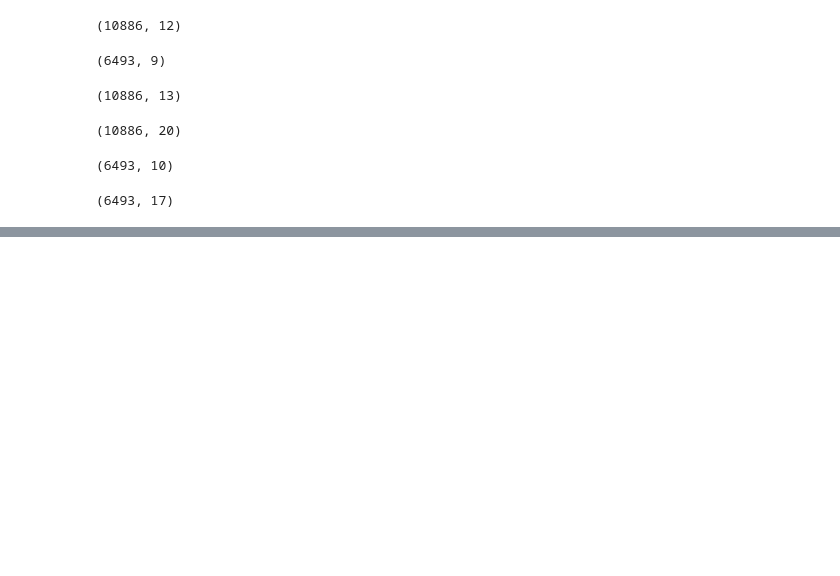
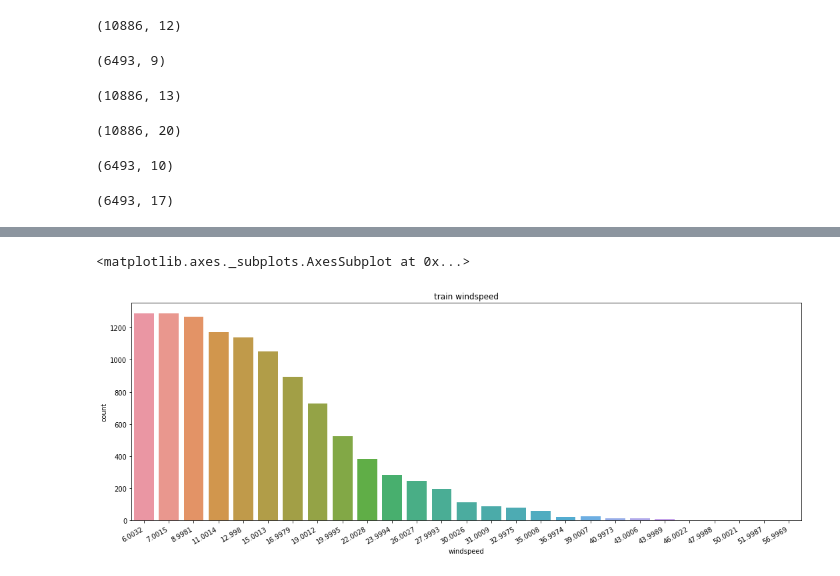
Before and after one commit to jihyunjeongme/data-analysis-kaggle, a Jupyter notebook: Kaggle_Bike_sharing_demand(Random_Forest).ipynb, the cells around one changed output, grey strips where cells are left out. Cells and saved outputs as stored; diff of their text form; code cells hidden in the pictures; blank space fills up the shorter version.

```diff
--- a/Kaggle_Bike_sharing_demand(Random_Forest).ipynb
+++ b/Kaggle_Bike_sharing_demand(Random_Forest).ipynb
@@ -73,0 +154,16 @@ test.shape
+# %%
+# 0값을 조정한다.
+train = predict_windspeed(train)
+# test = predict_windspeed(test)
+
+# widspeed 의 0값을 조정한 데이터를 시각화
+fig, ax1 = plt.subplots()
+fig.set_size_inches(18,6)
+
+plt.sca(ax1)
+plt.xticks(rotation=30, ha='right')
+ax1.set(ylabel='Count',title="train windspeed")
+sns.countplot(data=train, x="windspeed", ax=ax1)
+# %% [output]
+<matplotlib.axes._subplots.AxesSubplot at 0x...>
+[figure, added]
```
Also changed, not shown: parts of 26 cells of this notebook.
